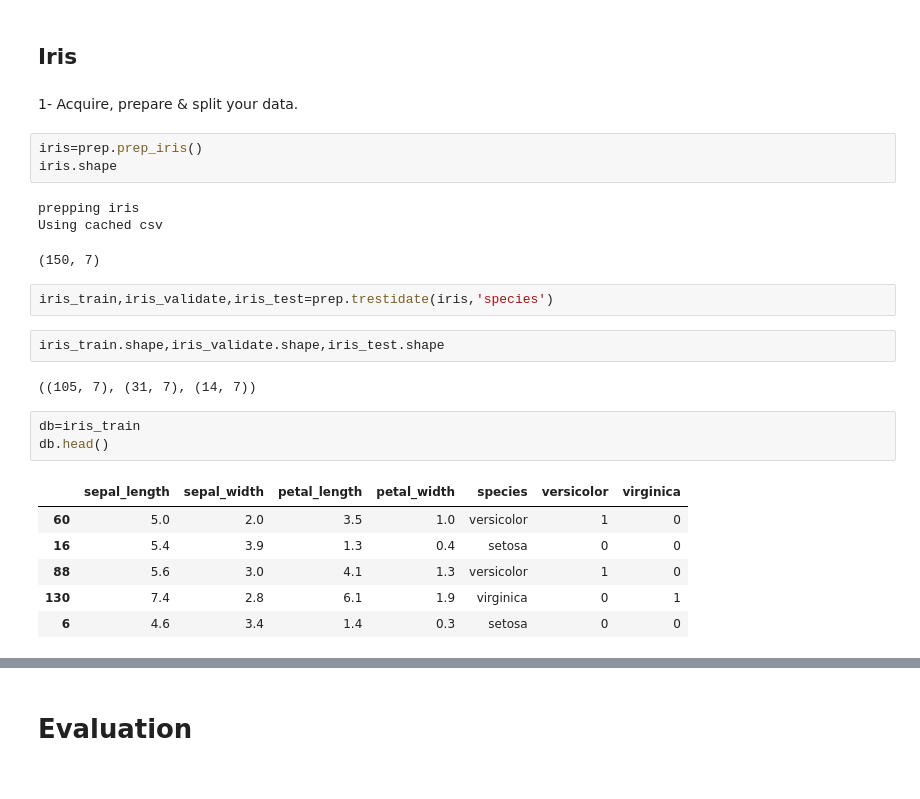
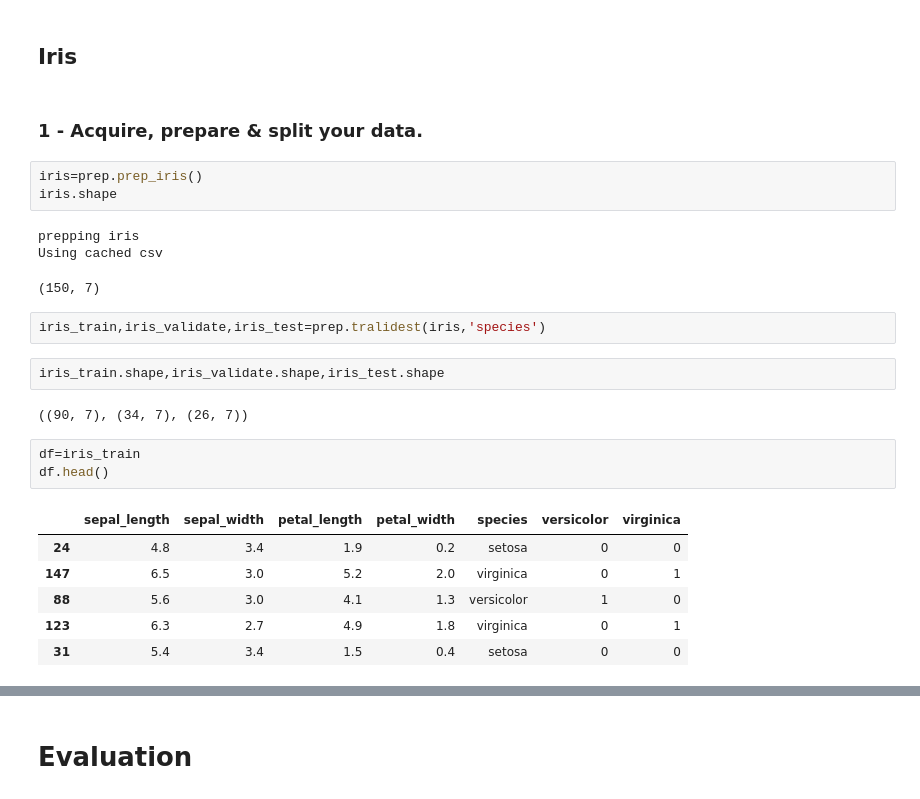
Before and after one commit to hinzle/classification-exercises, a Jupyter notebook: classification_exercises.ipynb, the cells around one changed output, grey strips where cells are left out. Saved outputs shown, nothing was run; the diff lists cells and outputs as text.

```diff
--- a/classification_exercises.ipynb
+++ b/classification_exercises.ipynb
@@ -425,7 +425,7 @@ telco.drop(dummy_list,axis=1)
 # %% [markdown]
 ## Iris
 # %% [markdown]
-1- Acquire, prepare & split your data.
+### 1 - Acquire, prepare & split your data.
 # %%
 iris=prep.prep_iris()
 iris.shape
@@ -434,18 +434,18 @@ prepping iris
 Using cached csv
 (150, 7)
 # %%
-iris_train,iris_validate,iris_test=prep.trestidate(iris,'species')
+iris_train,iris_validate,iris_test=prep.tralidest(iris,'species')
 # %%
 iris_train.shape,iris_validate.shape,iris_test.shape
 # %% [output]
-((105, 7), (31, 7), (14, 7))
+((90, 7), (34, 7), (26, 7))
 # %%
-db=iris_train
-db.head()
+df=iris_train
+df.head()
 # %% [output]
 |  | sepal_length | sepal_width | petal_length | petal_width | species | versicolor | virginica |
-| 60 | 5.0 | 2.0 | 3.5 | 1.0 | versicolor | 1 | 0 |
-| 16 | 5.4 | 3.9 | 1.3 | 0.4 | setosa | 0 | 0 |
+| 24 | 4.8 | 3.4 | 1.9 | 0.2 | setosa | 0 | 0 |
+| 147 | 6.5 | 3.0 | 5.2 | 2.0 | virginica | 0 | 1 |
 | 88 | 5.6 | 3.0 | 4.1 | 1.3 | versicolor | 1 | 0 |
-| 130 | 7.4 | 2.8 | 6.1 | 1.9 | virginica | 0 | 1 |
-| 6 | 4.6 | 3.4 | 1.4 | 0.3 | setosa | 0 | 0 |
+| 123 | 6.3 | 2.7 | 4.9 | 1.8 | virginica | 0 | 1 |
+| 31 | 5.4 | 3.4 | 1.5 | 0.4 | setosa | 0 | 0 |
```
Also changed, not shown: parts of 38 cells of this notebook, 2 other files.
